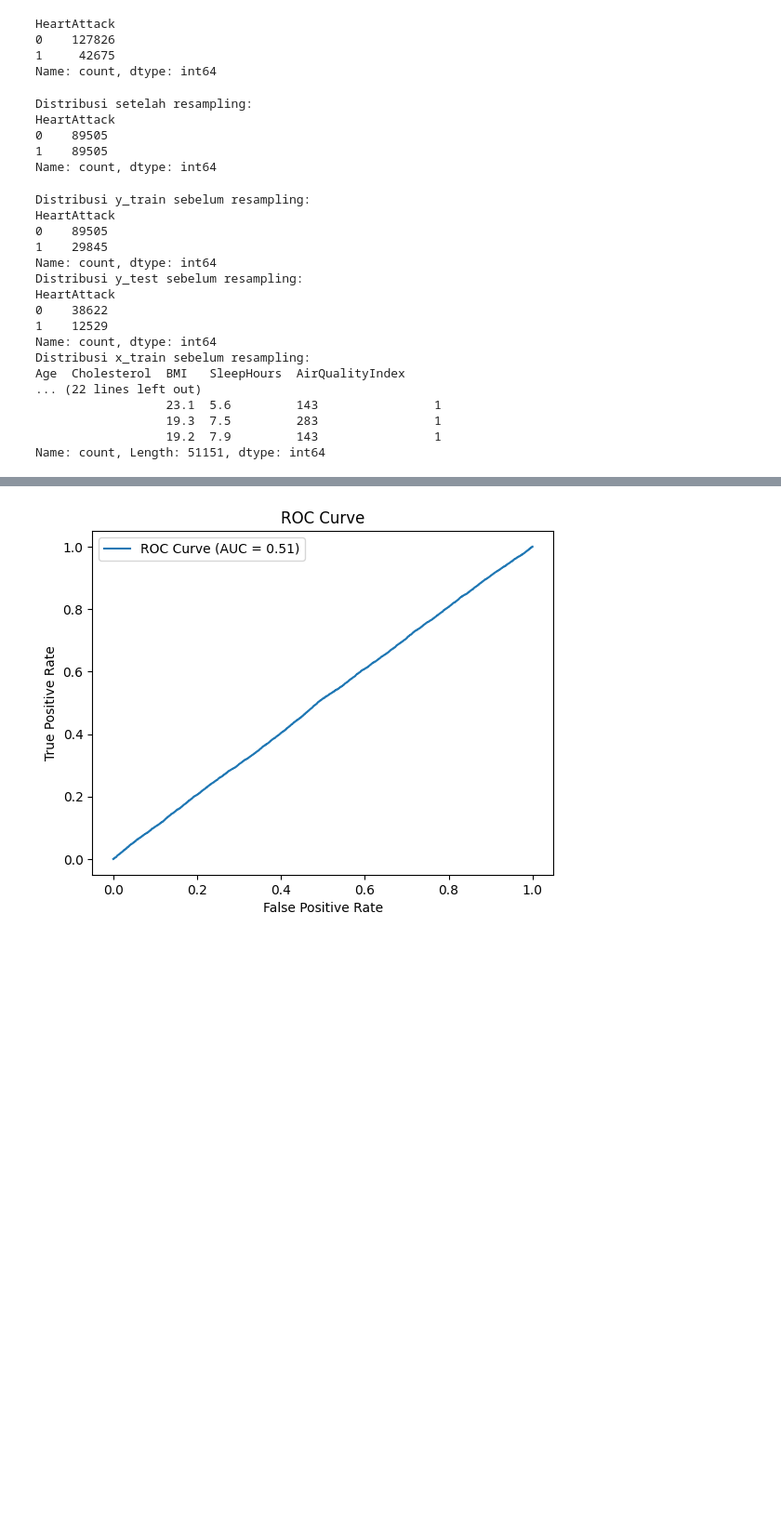
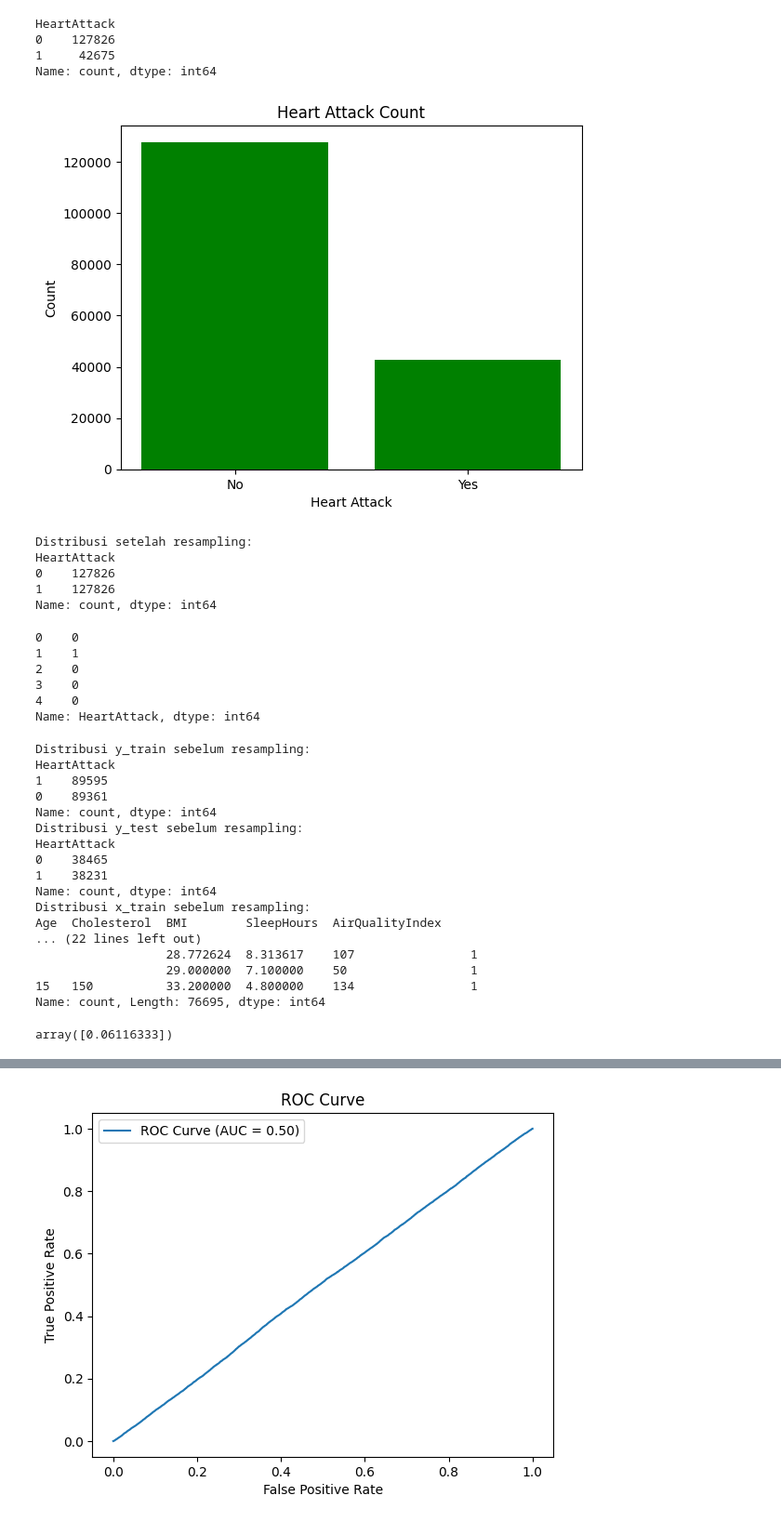
Before and after one commit to Fatur-Maulidan/Heart-Attack-Indonesia-Data-Mining-CRISPDM, a Jupyter notebook: data_mining.ipynb, the cells around one changed output, grey strips where cells are left out. Shown at 93% size. Saved outputs shown, nothing was run; the diff lists cells and outputs as text; code cells hidden in the pictures; blank space fills up the shorter version.

```diff
--- a/data_mining.ipynb
+++ b/data_mining.ipynb
@@ -263,18 +263,36 @@ HeartAttack
 0    127826
 1     42675
 Name: count, dtype: int64
+# %%
+plt.bar(y.value_counts().index, y.value_counts().values, color='green')
+plt.xlabel('Heart Attack')
+plt.ylabel('Count')
+plt.title('Heart Attack Count')
+plt.xticks(y.value_counts().index, ['No', 'Yes'])
+plt.show()
+# %% [output]
+[figure, added]
 # %%
 # Resampling data
 smote = SMOTE(random_state=42)
-x_resampled, y_resampled = smote.fit_resample(x_train, y_train)
+X_resampled, y_resampled = smote.fit_resample(X, y)
 
 
 print("Distribusi setelah resampling:")
 print(pd.Series(y_resampled).value_counts())
+
+X_resampled.head()
+y_resampled.head()
 # %% [output]
 Distribusi setelah resampling:
 HeartAttack
-0    89505
-1    89505
+0    127826
+1    127826
 Name: count, dtype: int64
+0    0
+1    1
+2    0
+3    0
+4    0
+Name: HeartAttack, dtype: int64
 # %%
@@ -287,28 +305,28 @@ print("Distribusi y_test sebelum resampling:")
 print(y_test.value_counts())
 
 print("Distribusi x_train sebelum resampling:")
-print(x_train.value_counts())
+print(X_train.value_counts())
 
 print("Distribusi x_test sebelum resampling:")
-print(x_test.value_counts())
+print(X_test.value_counts())
 # %% [output]
 Distribusi y_train sebelum resampling:
 HeartAttack
-0    89505
-1    29845
+1    89595
+0    89361
 Name: count, dtype: int64
 Distribusi y_test sebelum resampling:
 HeartAttack
-0    38622
-1    12529
+0    38465
+1    38231
 Name: count, dtype: int64
 Distribusi x_train sebelum resampling:
-Age  Cholesterol  BMI   SleepHours  AirQualityIndex
+Age  Cholesterol  BMI        SleepHours  AirQualityIndex
 ... (22 lines left out)
-                  23.1  5.6         143                1
-                  19.3  7.5         283                1
-                  19.2  7.9         143                1
-Name: count, Length: 51151, dtype: int64
+                  28.772624  8.313617    107                1
+                  29.000000  7.100000    50                 1
+15   150          33.200000  4.800000    134                1
+Name: count, Length: 76695, dtype: int64
 # %%
 # Logistic regression
 model = LogisticRegression(random_state=42)
@@ -319 +337,5 @@ predictions = model.predict(x_test)
+# %%
+model.intercept_
+# %% [output]
+array([0.06116333])
 # %%
```
Also changed, not shown: parts of 9 cells of this notebook.
